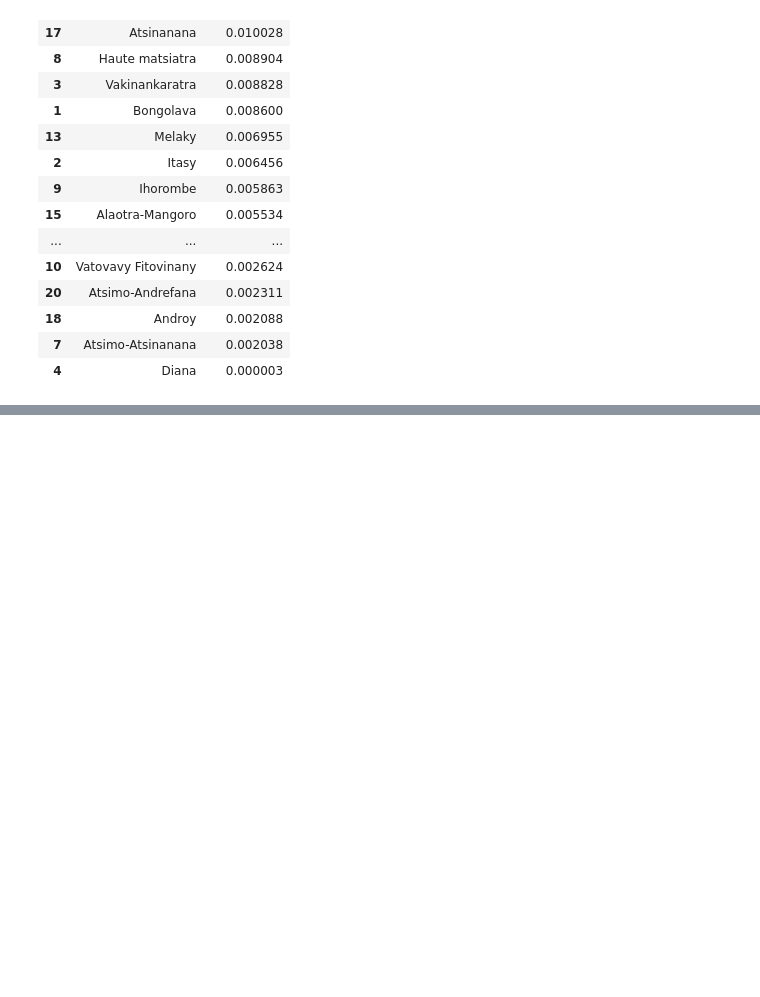
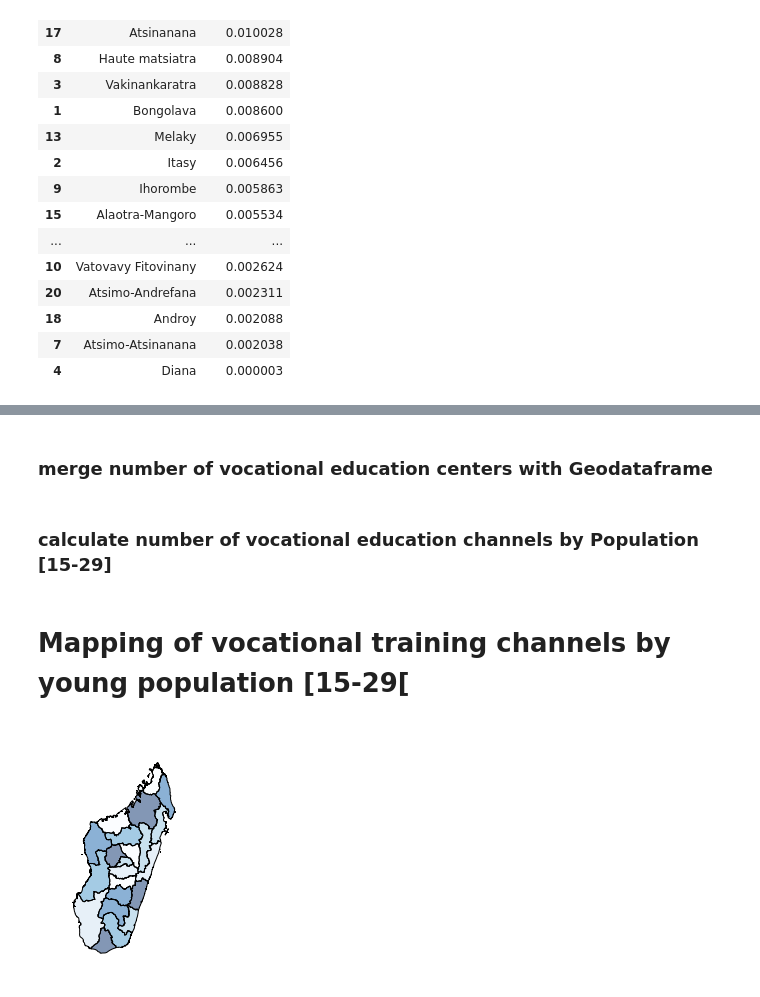
Before and after one commit to RanaivosonHerimanitra/Madagascar-in-Maps, a Jupyter notebook: madamap.ipynb, the cells around one changed output, grey strips where cells are left out. Drawn from its saved outputs; the diff is of its cells as text; code cells hidden in the pictures; blank space fills up the shorter version.

Commit message:
release of vocational training channels

```diff
--- a/madamap.ipynb
+++ b/madamap.ipynb
@@ -237,0 +296,2 @@ df[['region','EsesbyPop']].sort_values(by=['EsesbyPop'], ascending=False)
+# %%
+df= df.merge(CountCenters, on="region")
@@ -237,0 +300,7 @@ df[['region','EsesbyPop']].sort_values(by=['EsesbyPop'], ascending=False)
+# %%
+mask = [i for i,x in enumerate(pop.age) if x in ['15-19','20-24','25-29'] ]
+pop15_29= pop.loc[mask]
+X= ['ensemble','region']
+pop15_29['TotalPop15_29']= pop15_29[X].groupby('region').transform("sum")
+pop15_29= pop15_29[['TotalPop15_29','region']].drop_duplicates(subset = ['TotalPop15_29','region'], inplace = False)
+pop15_29
@@ -237,0 +325,16 @@ df[['region','EsesbyPop']].sort_values(by=['EsesbyPop'], ascending=False)
+# %% [markdown]
+### merge number of vocational education centers with Geodataframe
+# %%
+df= df.merge(pop15_29, on="region")
+# %% [markdown]
+### calculate number of vocational education channels by Population [15-29]
+# %%
+df['ChannelsByPop']=df['TotalChannels']/df['TotalPop15_29']
+# %% [markdown]
+# Mapping of vocational training channels by young population [15-29[
+# %%
+kw = dict(column='ChannelsByPop', k=6, cmap='Blues_r')
+ax = df.plot(scheme='QUANTILES', **kw)
+ax.set_axis_off()
+# %% [output]
+[figure, added]
```
Also changed, not shown: parts of 19 cells of this notebook.
